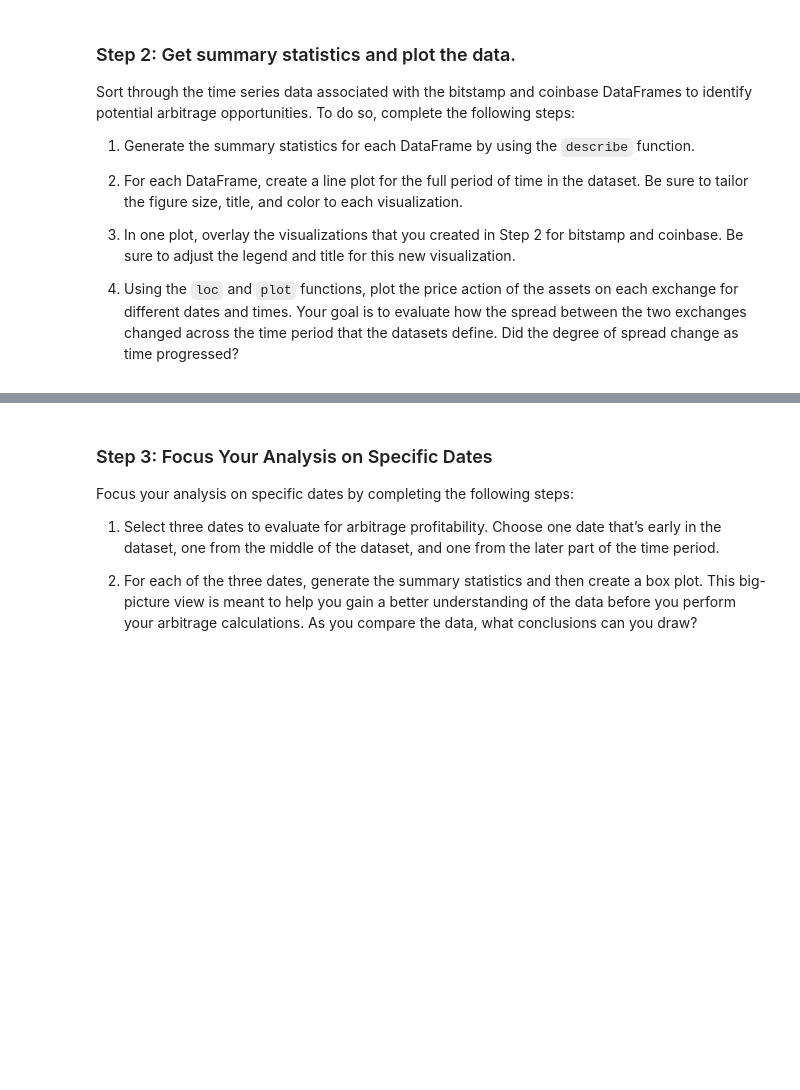
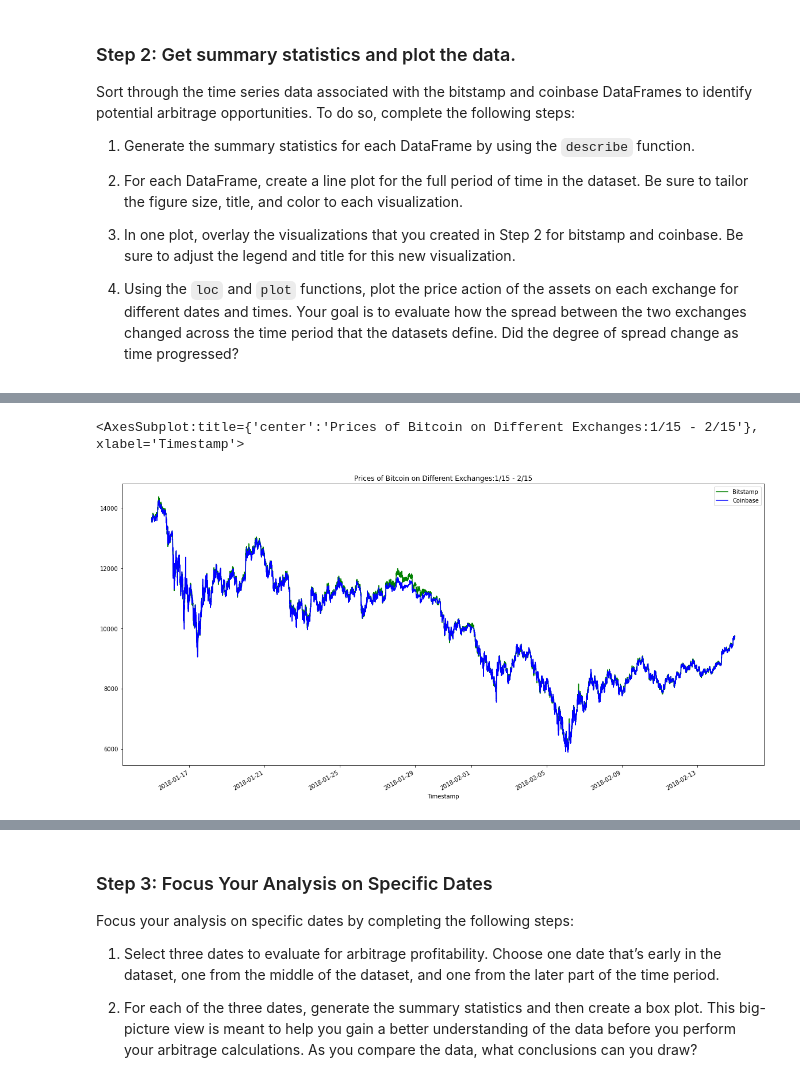
Before and after one commit to billybishop21/bitcoin_arbitrage, a Jupyter notebook: crypto_arbitrage.ipynb, the cells around one changed output, grey strips where cells are left out. Drawn from its saved outputs; the diff is of its cells as text; code cells hidden in the pictures; blank space fills up the shorter version.

```diff
--- a/crypto_arbitrage.ipynb
+++ b/crypto_arbitrage.ipynb
@@ -368,8 +378,14 @@ Sort through the time series data associated with the bitstamp and coinbase Data
 # %%
 # Using the loc and plot functions, create an overlay plot that visualizes
 # the price action of both DataFrames for a one month period early in the dataset
 # Be sure to include the parameters: legend, figure size, title, and color and label
-# YOUR CODE HERE
+bitstamp_sliced_1_month = bitstamp_sliced.loc['2018-01-15 00:00:00':'2018-02-15 00:00:00',]
+coinbase_sliced_1_month = coinbase_sliced.loc['2018-01-15 00:00:00':'2018-02-15 00:00:00',]
+bitstamp_sliced_1_month.plot(legend="Close", figsize=(20,10), title="Prices of Bitcoin on Different Exchanges:1/15 - 2/15", color="green", label="Bitstamp")
+coinbase_sliced_1_month.plot(legend="Close", figsize=(20,10), title="Prices of Bitcoin on Different Exchanges:1/15 - 2/15", color="blue", label="Coinbase")
+# %% [output]
+<AxesSubplot:title={'center':'Prices of Bitcoin on Different Exchanges:1/15 - 2/15'}, xlabel='Timestamp'>
+[figure, added]
 # %%
 # Using the loc and plot functions, create an overlay plot that visualizes
 # the price action of both DataFrames for a one month period later in the dataset
```
Also changed, not shown: parts of 7 cells of this notebook.
